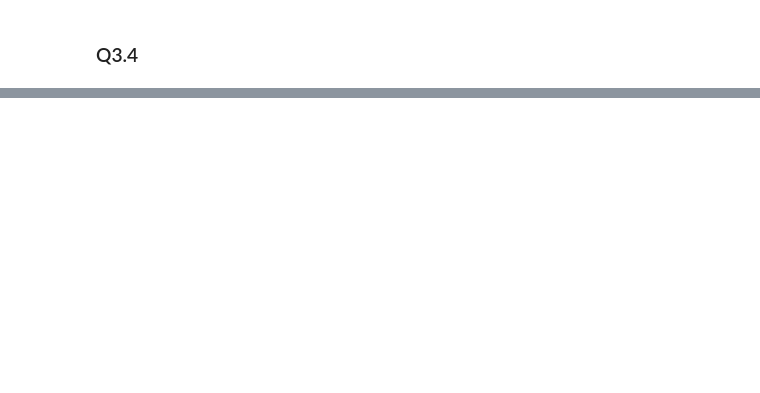
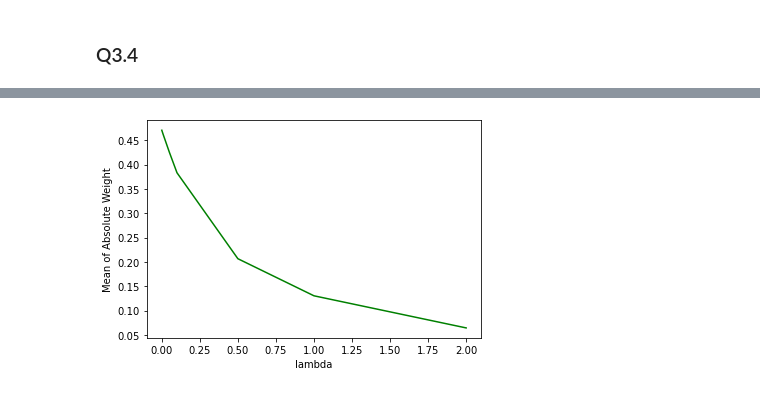
Before and after one commit to chiawen0104/sldl_hw, a Jupyter notebook: hw1/hw1.ipynb, the cells around one changed output, grey strips where cells are left out. Cells and saved outputs as stored; diff of their text form; code cells hidden in the pictures; blank space fills up the shorter version.

```diff
--- a/hw1/hw1.ipynb
+++ b/hw1/hw1.ipynb
@@ -530,0 +629,7 @@ MAE: 6.934215776303553
+# %%
+plt.plot(lam_list, avgweight_list, color='green')
+plt.xlabel('lambda') # title of x-axis
+plt.ylabel('Mean of Absolute Weight') # tile of y-axis
+plt.show()
+# %% [output]
+[figure, added]
```
Also changed, not shown: parts of 19 cells of this notebook.
